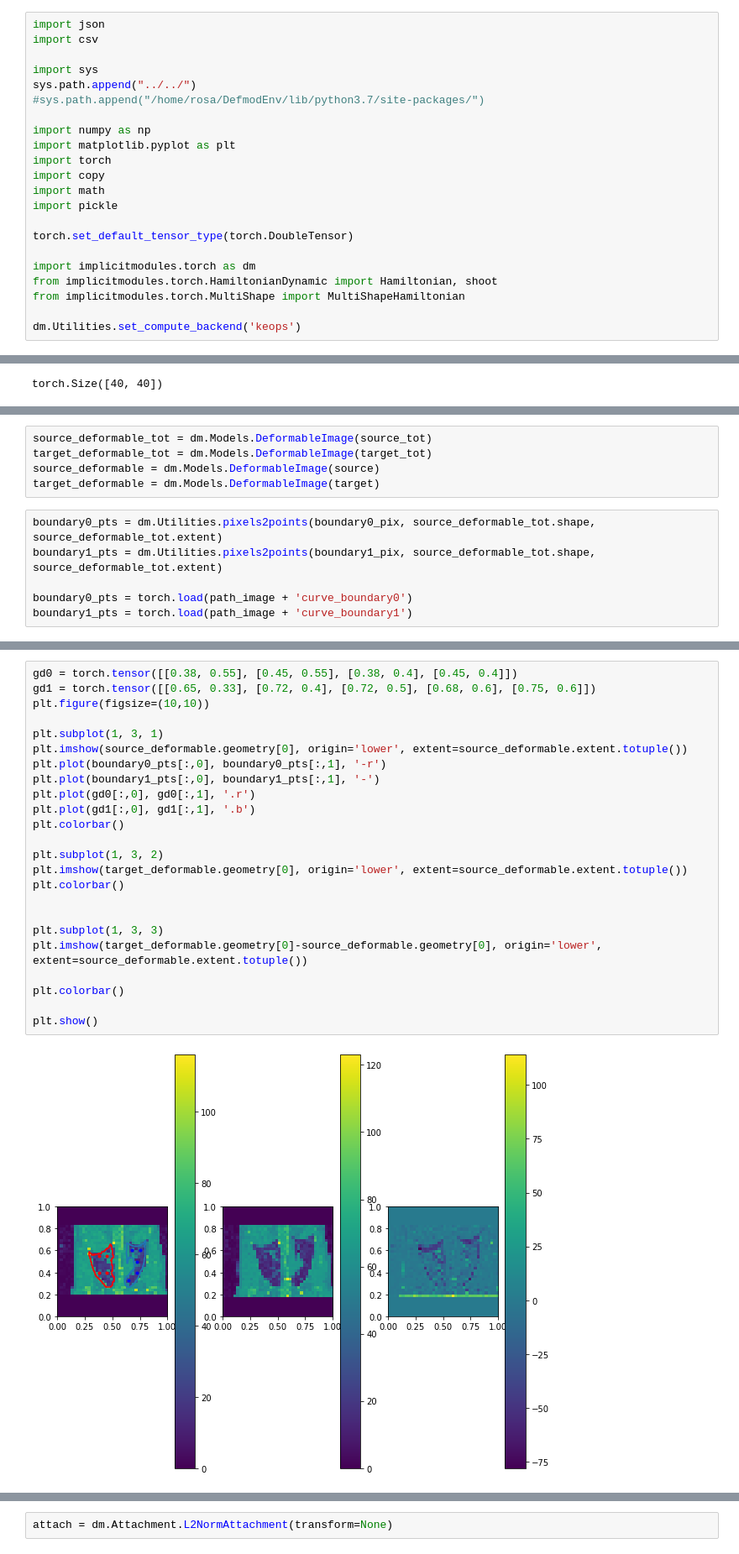
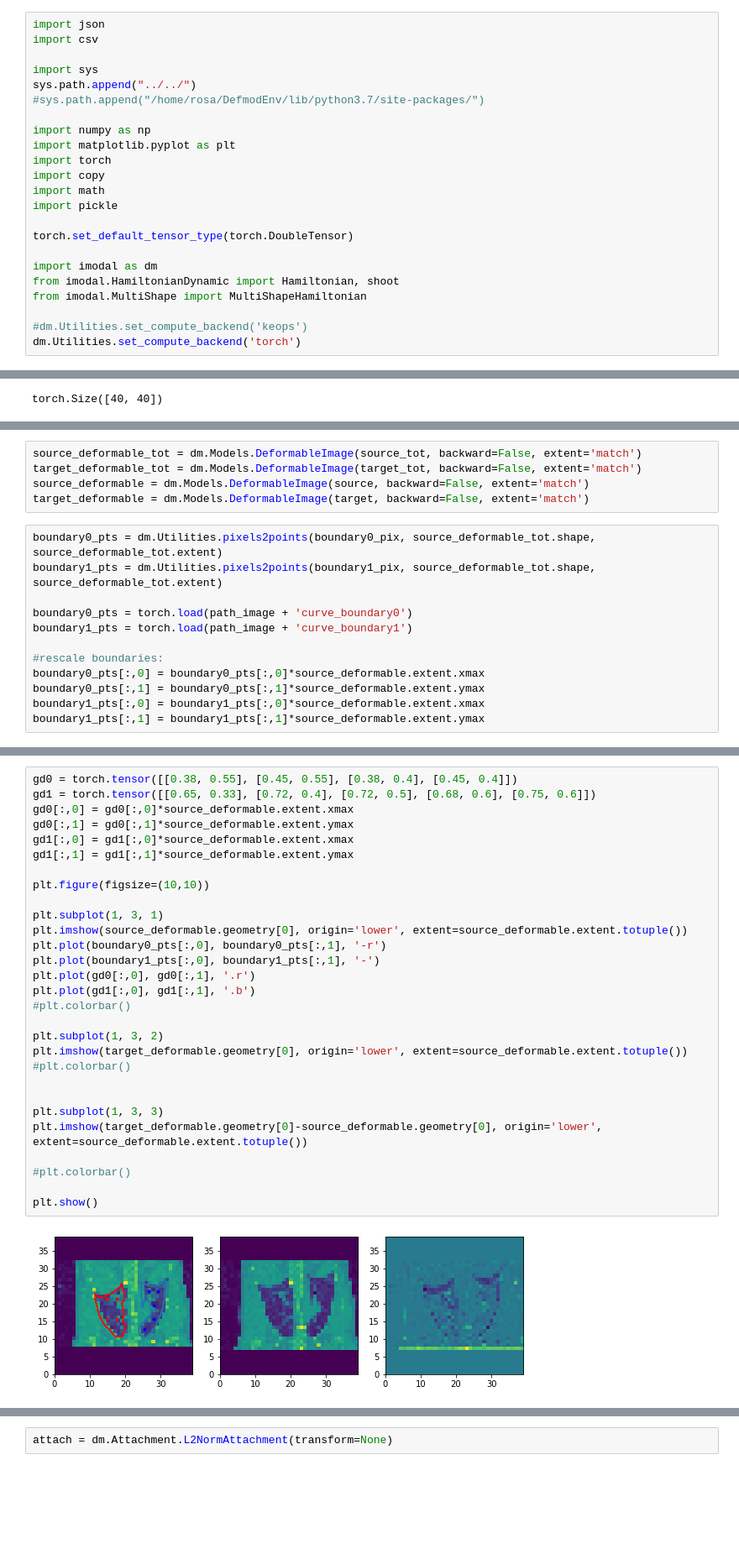
Before and after one commit to bgris/implicitmodules, a Jupyter notebook: script/torch/ImageMatching_Multishape.ipynb, the cells around one changed output, grey strips where cells are left out. Shown at 84% size. Cells and saved outputs as stored; diff of their text form; blank space fills up the shorter version.

```diff
--- a/script/torch/ImageMatching_Multishape.ipynb
+++ b/script/torch/ImageMatching_Multishape.ipynb
@@ -15,11 +15,12 @@ import pickle
 
 torch.set_default_tensor_type(torch.DoubleTensor)
 
-import implicitmodules.torch as dm
-from implicitmodules.torch.HamiltonianDynamic import Hamiltonian, shoot
-from implicitmodules.torch.MultiShape import MultiShapeHamiltonian
+import imodal as dm
+from imodal.HamiltonianDynamic import Hamiltonian, shoot
+from imodal.MultiShape import MultiShapeHamiltonian
 
-dm.Utilities.set_compute_backend('keops')
+#dm.Utilities.set_compute_backend('keops')
+dm.Utilities.set_compute_backend('torch')
 # %%
 import pykeops
 #pykeops.clean_pykeops()          # just in case old build files are still present
@@ -94,13 +89,19 @@ plt.imshow(source)# - target)
 <matplotlib.image.AxesImage at 0x...>
 [figure]
 # %%
-source_deformable_tot = dm.Models.DeformableImage(source_tot)
-target_deformable_tot = dm.Models.DeformableImage(target_tot)
-source_deformable = dm.Models.DeformableImage(source)
-target_deformable = dm.Models.DeformableImage(target)
+source_deformable_tot = dm.Models.DeformableImage(source_tot, backward=False, extent='match')
+target_deformable_tot = dm.Models.DeformableImage(target_tot, backward=False, extent='match')
+source_deformable = dm.Models.DeformableImage(source, backward=False, extent='match')
+target_deformable = dm.Models.DeformableImage(target, backward=False, extent='match')
 # %%
 boundary0_pts = dm.Utilities.pixels2points(boundary0_pix, source_deformable_tot.shape, source_deformable_tot.extent)
 boundary1_pts = dm.Utilities.pixels2points(boundary1_pix, source_deformable_tot.shape, source_deformable_tot.extent)
 
 boundary0_pts = torch.load(path_image + 'curve_boundary0')
 boundary1_pts = torch.load(path_image + 'curve_boundary1')
+
+#rescale boundaries:
+boundary0_pts[:,0] = boundary0_pts[:,0]*source_deformable.extent.xmax
+boundary0_pts[:,1] = boundary0_pts[:,1]*source_deformable.extent.ymax
+boundary1_pts[:,0] = boundary1_pts[:,0]*source_deformable.extent.xmax
+boundary1_pts[:,1] = boundary1_pts[:,1]*source_deformable.extent.ymax
@@ -111,27 +108,32 @@ torch.Size([538, 2])
 # %%
 gd0 = torch.tensor([[0.38, 0.55], [0.45, 0.55], [0.38, 0.4], [0.45, 0.4]])
 gd1 = torch.tensor([[0.65, 0.33], [0.72, 0.4], [0.72, 0.5], [0.68, 0.6], [0.75, 0.6]])
+gd0[:,0] = gd0[:,0]*source_deformable.extent.xmax
+gd0[:,1] = gd0[:,1]*source_deformable.extent.ymax
+gd1[:,0] = gd1[:,0]*source_deformable.extent.xmax
+gd1[:,1] = gd1[:,1]*source_deformable.extent.ymax
+
 plt.figure(figsize=(10,10))
 
 plt.subplot(1, 3, 1)
 plt.imshow(source_deformable.geometry[0], origin='lower', extent=source_deformable.extent.totuple())
 plt.plot(boundary0_pts[:,0], boundary0_pts[:,1], '-r')
 plt.plot(boundary1_pts[:,0], boundary1_pts[:,1], '-')
 plt.plot(gd0[:,0], gd0[:,1], '.r')
 plt.plot(gd1[:,0], gd1[:,1], '.b')
-plt.colorbar()
+#plt.colorbar()
 
 plt.subplot(1, 3, 2)
 plt.imshow(target_deformable.geometry[0], origin='lower', extent=source_deformable.extent.totuple())
-plt.colorbar()
+#plt.colorbar()
 
 
 plt.subplot(1, 3, 3)
 plt.imshow(target_deformable.geometry[0]-source_deformable.geometry[0], origin='lower', extent=source_deformable.extent.totuple())
 
-plt.colorbar()
+#plt.colorbar()
 
 plt.show()
 # %% [output]
-[figure, old version]
+[figure, new version]
 # %%
```
Also changed, not shown: parts of 16 cells of this notebook, 1 other file.
